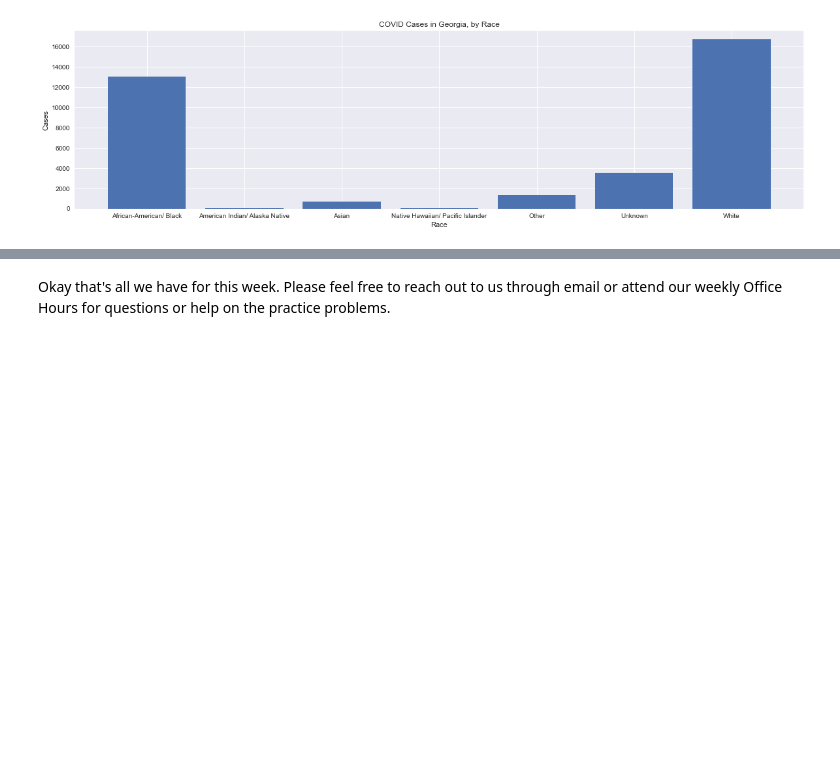
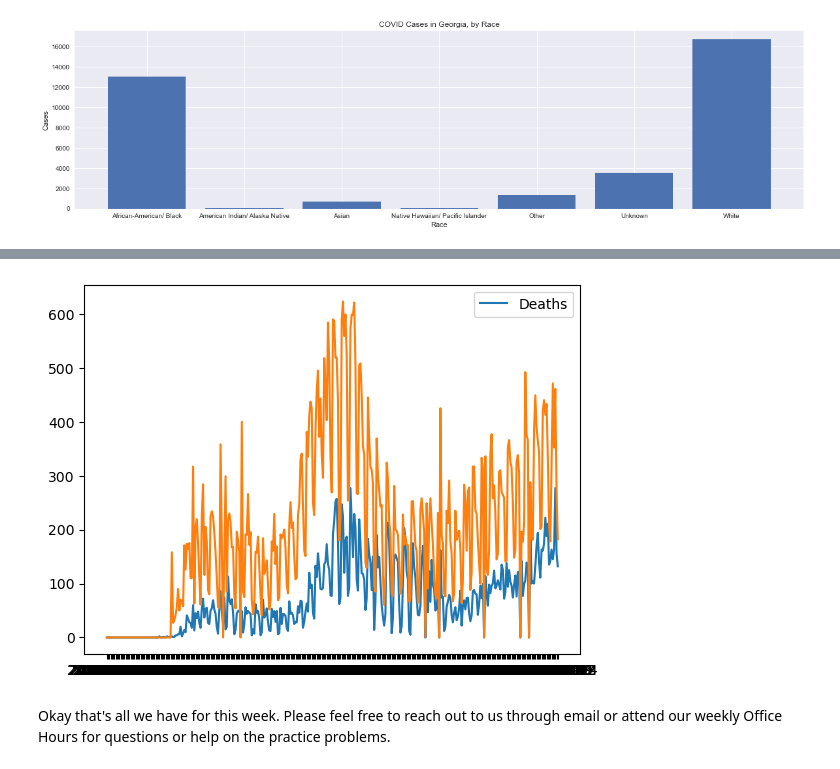
Before and after one commit to Sci-Teens/ecology-program, a Jupyter notebook: lessons/3_introduction_to_plotting_data.ipynb, the cells around one changed output, grey strips where cells are left out. Drawn from its saved outputs; the diff is of its cells as text; code cells hidden in the pictures; blank space fills up the shorter version.

```diff
--- a/lessons/3_introduction_to_plotting_data.ipynb
+++ b/lessons/3_introduction_to_plotting_data.ipynb
@@ -184,2 +197,10 @@ For practice, take a look at the graph below. Can you tell how many variables we
+# %%
+# TODO: Create the unique data plot
+plt.plot(florida_data['date'], florida_data['deathIncrease'], label='Deaths')
+plt.plot(florida_data['date'], florida_data['hospitalizedIncrease'])
+plt.legend()
+plt.show()
+# %% [output]
+[figure, added]
 # %% [markdown]
 Okay that's all we have for this week. Please feel free to reach out to us through email or attend our weekly Office Hours for questions or help on the practice problems.
```
Also changed, not shown: parts of 28 cells of this notebook, 1 other file.
